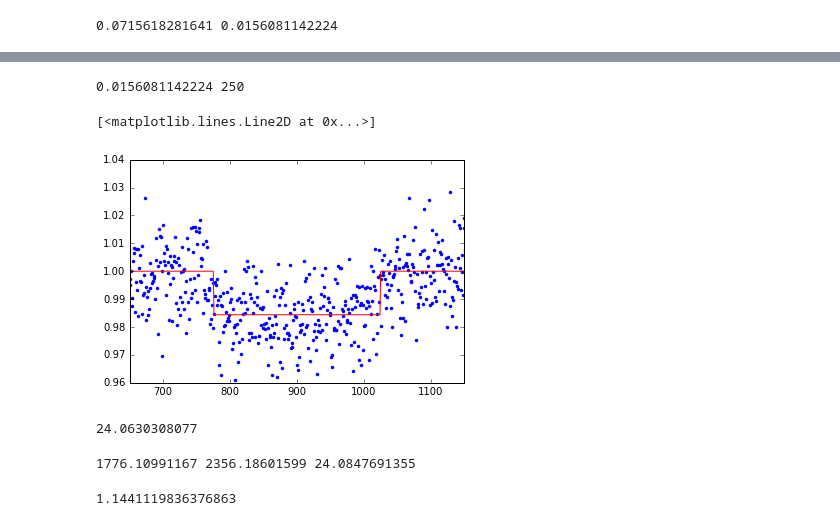
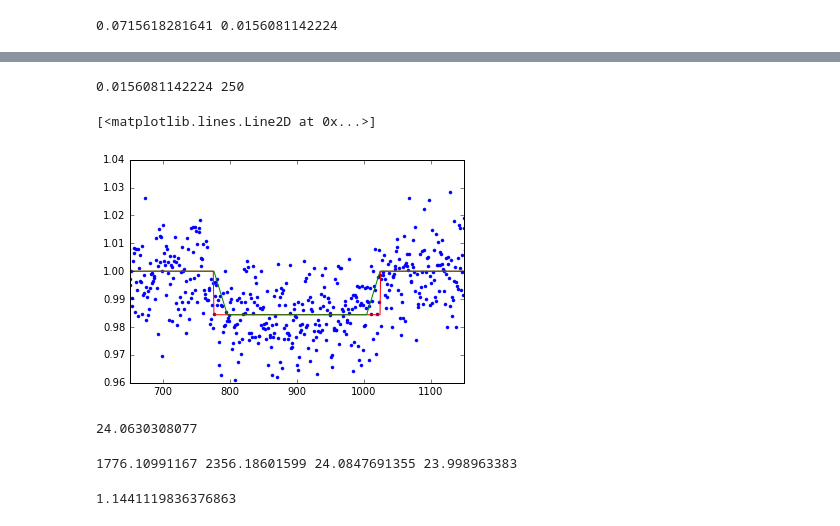
Before and after one commit to ajvanengelen/inquiryToronto2016, a Jupyter notebook: notebooks/noise_and_signal_scratch.ipynb, the cells around one changed output, grey strips where cells are left out. Saved outputs shown, nothing was run; the diff lists cells and outputs as text; code cells hidden in the pictures.

Commit message:
added trapezoid function

```diff
--- a/notebooks/noise_and_signal_scratch.ipynb
+++ b/notebooks/noise_and_signal_scratch.ipynb
@@ -42,3 +42,12 @@ def tophat_model(t0=900,depth=0.01,dur=2*60.): # top hat model function
     modelSignal = ones(1800)
     modelSignal[(time >t0-(dur/2.)) & (time < t0+(dur/2.))]=1-depth
     return modelSignal
+# %%
+# Define trapezoid function
+def trapezoid_model(t0=900,depth=0.01,dur=2*60.,inner_dur=2*60/2.):
+    modelSignal = ones(1800)
+    modelSignal[(time > t0-(inner_dur/2.)) & (time < t0+(inner_dur/2.))]=1-depth
+    angle_sides = numpy.linspace(start=1, stop=1-depth, num=(dur-inner_dur)/2., endpoint=False)
+    modelSignal[(time > t0-(dur/2.)) & (time <= t0-(inner_dur/2.))]=angle_sides
+    modelSignal[(time < t0+(dur/2.)) & (time >= t0+(inner_dur/2.))]=angle_sides[::-1]
+    return modelSignal
@@ -45,24 +64,28 @@ def tophat_model(t0=900,depth=0.01,dur=2*60.): # top hat model function
 # %%
 # Derive the depth using the duration instead of hard-coded indices
 T0 = 900
 dur = 250
 tmin = T0-dur/2
 tmax = T0+dur/2
 depth3 = 1-mean(SignalPlusNoiseCurve[tmin:tmax])
 depth3_length = len(SignalPlusNoiseCurve[tmin:tmax]) # this is equal to duration
 print depth3,depth3_length
 
 # Call tophat model
 modelSignal = tophat_model(t0=T0,depth=depth3,dur=dur)
 
+# Call trapezoid model
+trapSignal = trapezoid_model(t0=T0,depth=depth3,dur=dur,inner_dur=dur/1.2)
+
 # Plot curve
 plot(SignalPlusNoiseCurve,'.')
 xlim([650,1150])
 plot (modelSignal,'r')
+plot (trapSignal, 'g')
 # %% [output]
 0.0156081142224 250
 [<matplotlib.lines.Line2D at 0x...>]
-[figure, old version]
+[figure, new version]
 # %%
 # Basic way of getting the signal to noise
 
@@ -78,18 +101,24 @@ def chi_squared(noise,SignalPlusNoiseCurve,modelSignal):
     return chi_squared_value
 # note: this assumes that all data points have the same uncertainty and it is equal to measured_noise
 
-# chi square
+# chi square from tophat
 chi_squared_value = chi_squared(measured_noise,SignalPlusNoiseCurve,modelSignal)
+
+# chi square from trapezoid
+chi_squared_value_trap = chi_squared(measured_noise,SignalPlusNoiseCurve,trapSignal)
 
 # chi square for the null hypothesis
 chi_squared_value_null = chi_squared(measured_noise,SignalPlusNoiseCurve,ones(1800))
 
-# signal to noise from chi squares
+# signal to noise from chi squares - tophat
 signal_to_noise2 = sqrt(abs(chi_squared_value_null - chi_squared_value))
 
-print chi_squared_value,chi_squared_value_null,signal_to_noise2
+# signal to noise from chi squares - trapezoid
+signal_to_noise_trap = sqrt(abs(chi_squared_value_null - chi_squared_value_trap))
+
+print chi_squared_value,chi_squared_value_null,signal_to_noise2, signal_to_noise_trap
 # %% [output]
-1776.10991167 2356.18601599 24.0847691355
+1776.10991167 2356.18601599 24.0847691355 23.998963383
 # %%
 sqrt(chi_squared_value_null / 1800.)
 # %% [output]
```
Also changed, not shown: parts of 1 cell of this notebook.
